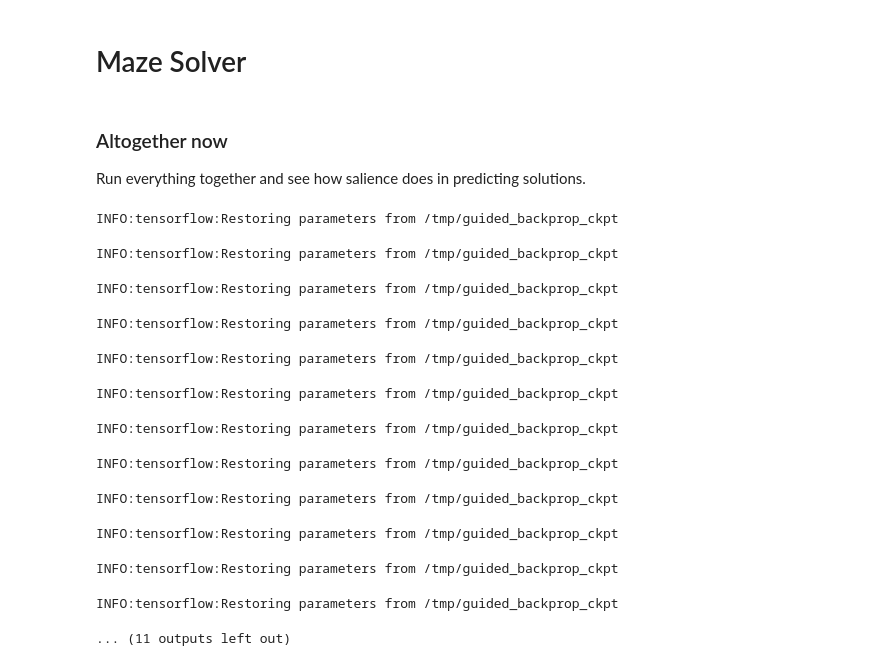
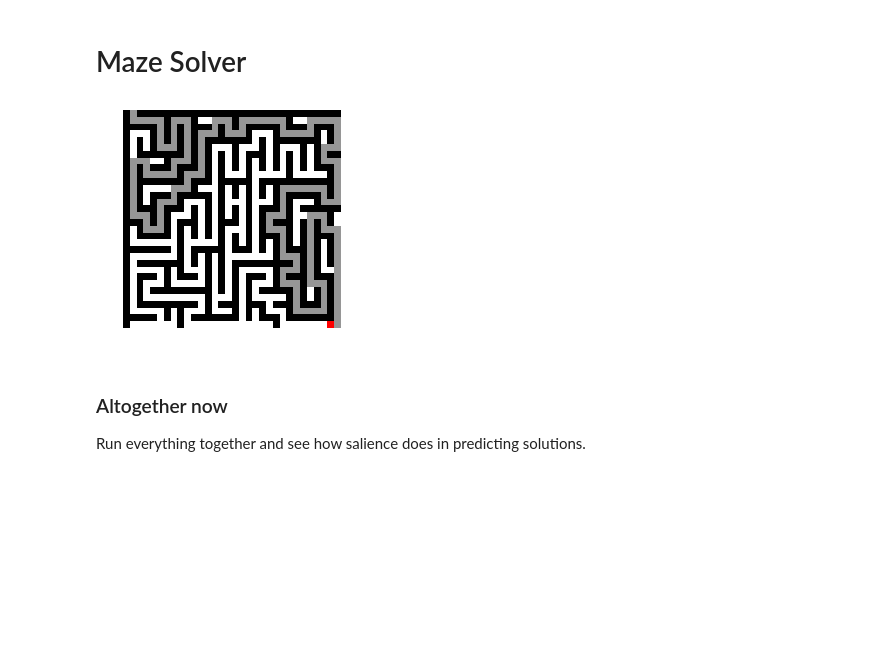
Before and after one commit to elefthei/maze-saliency, a Jupyter notebook: Mazes.ipynb, the cells around one changed output. Drawn from its saved outputs; the diff is of its cells as text; code cells hidden in the pictures; blank space fills up the shorter version.

```diff
--- a/Mazes.ipynb
+++ b/Mazes.ipynb
@@ -319,33 +320,38 @@ def get_pred(img, preds, source, target, path):
     parent = preds[0][target]
     return get_pred(img, preds, source, parent, path + [to_coordinates(img, parent)])
 
 def solve(img):
     # A sparse adjacency matrix.
     # Two pixels are adjacent in the graph if both are painted.
     adjacency = dok_matrix((img.shape[0] * img.shape[1],
                             img.shape[0] * img.shape[1]), dtype=bool)
 
     # The following lines fills the adjacency matrix by
     directions = [(1,0), (0,1), (-1, 0), (0,-1)]
     for i in range(img.shape[0]):
         for j in range(img.shape[1]):
             if img[i, j] != 0:
                 continue
 
             for y_diff, x_diff in directions:
                 if i + y_diff < img.shape[0] and j + x_diff < img.shape[1] and i + y_diff > 0 and j + x_diff > 0 and img[i + y_diff, j + x_diff] == 0:
                     adjacency[to_index(img, i, j),
                               to_index(img, i + y_diff, j + x_diff)] = True
 
     # We chose two arbitrary points, which we know are connected
     source = to_index(img, 0, 1)
     target = to_index(img, img.shape[0] - 1, img.shape[1] - 2)
 
     # Compute the shortest path between the source and all other points in the image
     _, preds = dijkstra(adjacency, directed=False, indices=[source],
                            unweighted=True, return_predecessors=True)
 
     return get_pred(img, preds, source, target, [])
+
+# Run it
+_ = drawPath(resize(writeImage(example),32), solve(example), [211,211,211], visuals=True)
+# %% [output]
+[figure, added]
 # %% [markdown]
 ### Altogether now
 Run everything together and see how salience does in predicting solutions.
@@ -396,7 +402,7 @@ from tqdm import tqdm
 import json
 
 k = 1
-STEPS = 100
+STEPS = 1
 good = { 'vanilla': [],
          'smoothgrad': [],
          'vanilla_backprop': [],
@@ -438,20 +444,6 @@ print(sol)
 file = open("results100_k{{}}.txt".format(k),"w")
 file.write(json.dumps(sol, sort_keys=True, indent=4, separators=(',', ': ')))
 file.close()
-# %% [output]
-INFO:tensorflow:Restoring parameters from /tmp/guided_backprop_ckpt
-INFO:tensorflow:Restoring parameters from /tmp/guided_backprop_ckpt
-INFO:tensorflow:Restoring parameters from /tmp/guided_backprop_ckpt
-INFO:tensorflow:Restoring parameters from /tmp/guided_backprop_ckpt
-INFO:tensorflow:Restoring parameters from /tmp/guided_backprop_ckpt
-INFO:tensorflow:Restoring parameters from /tmp/guided_backprop_ckpt
-INFO:tensorflow:Restoring parameters from /tmp/guided_backprop_ckpt
-INFO:tensorflow:Restoring parameters from /tmp/guided_backprop_ckpt
-INFO:tensorflow:Restoring parameters from /tmp/guided_backprop_ckpt
-INFO:tensorflow:Restoring parameters from /tmp/guided_backprop_ckpt
-INFO:tensorflow:Restoring parameters from /tmp/guided_backprop_ckpt
-INFO:tensorflow:Restoring parameters from /tmp/guided_backprop_ckpt
-... (11 outputs left out)
 # %%
 first = {"vanilla":[],"smoothgrad":[],"vanilla_backprop":[],"smoothgrad_backprop":[],"vanilla_integr":[],"smoothgrad_integr":[],"random":[]}
 for dnn in good.keys():
```
Also changed, not shown: parts of 5 cells of this notebook.
